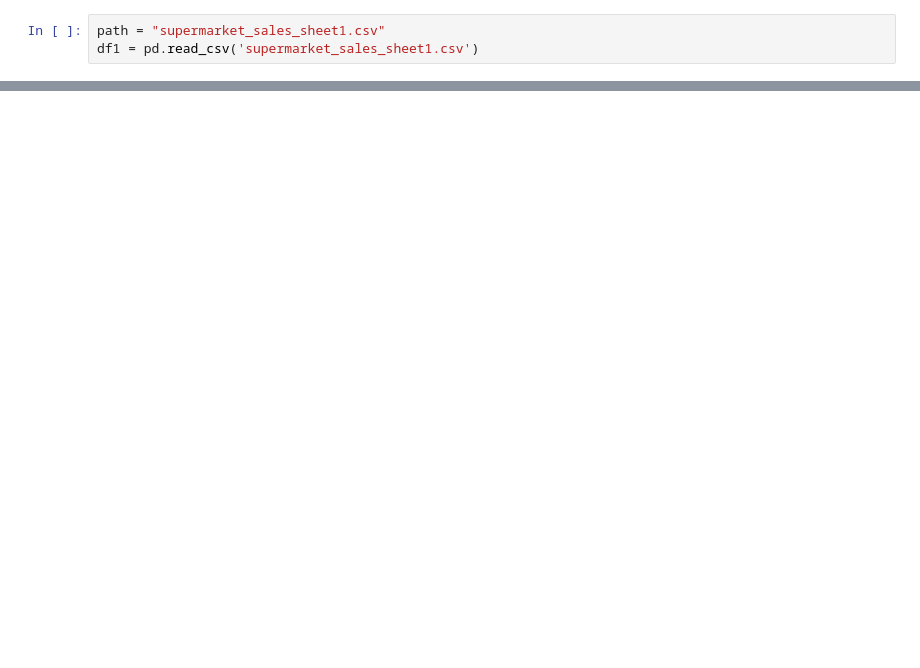
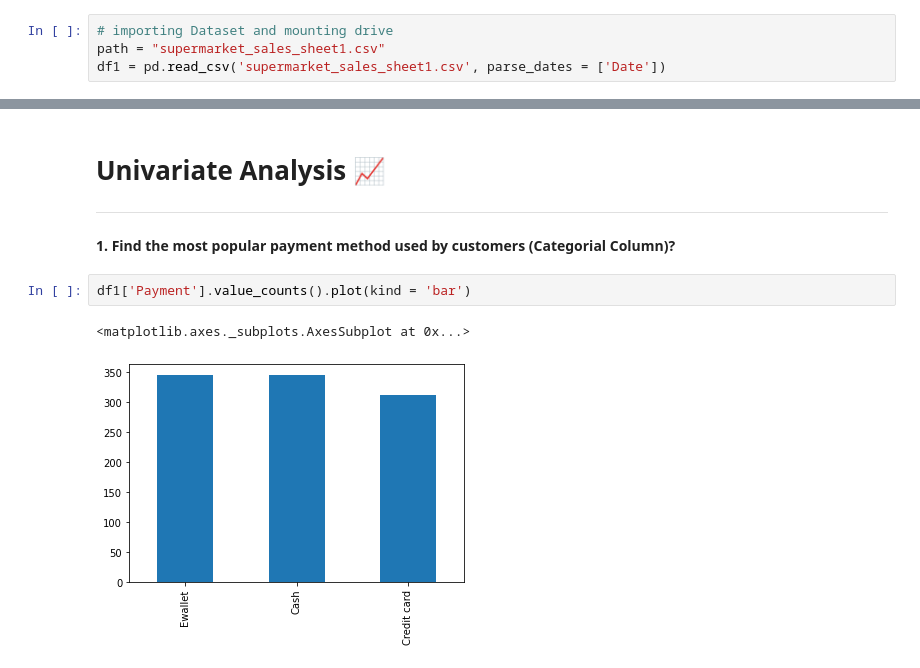
Before and after one commit to 94Damini/Exploratory_Data_Analysis_Projects-, a Jupyter notebook: Supermarket_sales_EDA.ipynb, the cells around one changed output, grey strips where cells are left out. Cells and saved outputs as stored; diff of their text form; blank space fills up the shorter version.

```diff
--- a/Supermarket_sales_EDA.ipynb
+++ b/Supermarket_sales_EDA.ipynb
@@ -6,3 +49,4 @@ import matplotlib.pyplot as plt
 # %%
+# importing Dataset and mounting drive
 path = "supermarket_sales_sheet1.csv"
-df1 = pd.read_csv('supermarket_sales_sheet1.csv')
+df1 = pd.read_csv('supermarket_sales_sheet1.csv', parse_dates = ['Date'])
@@ -8,0 +184,12 @@ df1 = pd.read_csv('supermarket_sales_sheet1.csv')
+# %% [markdown]
+# **Univariate Analysis 📈**
+
+---
+# %% [markdown]
+**1. Find the most popular payment method used by customers
+(Categorial Column)?**
+# %%
+df1['Payment'].value_counts().plot(kind = 'bar')
+# %% [output]
+<matplotlib.axes._subplots.AxesSubplot at 0x...>
+[figure, added]
```
Also changed, not shown: parts of 81 cells of this notebook.
